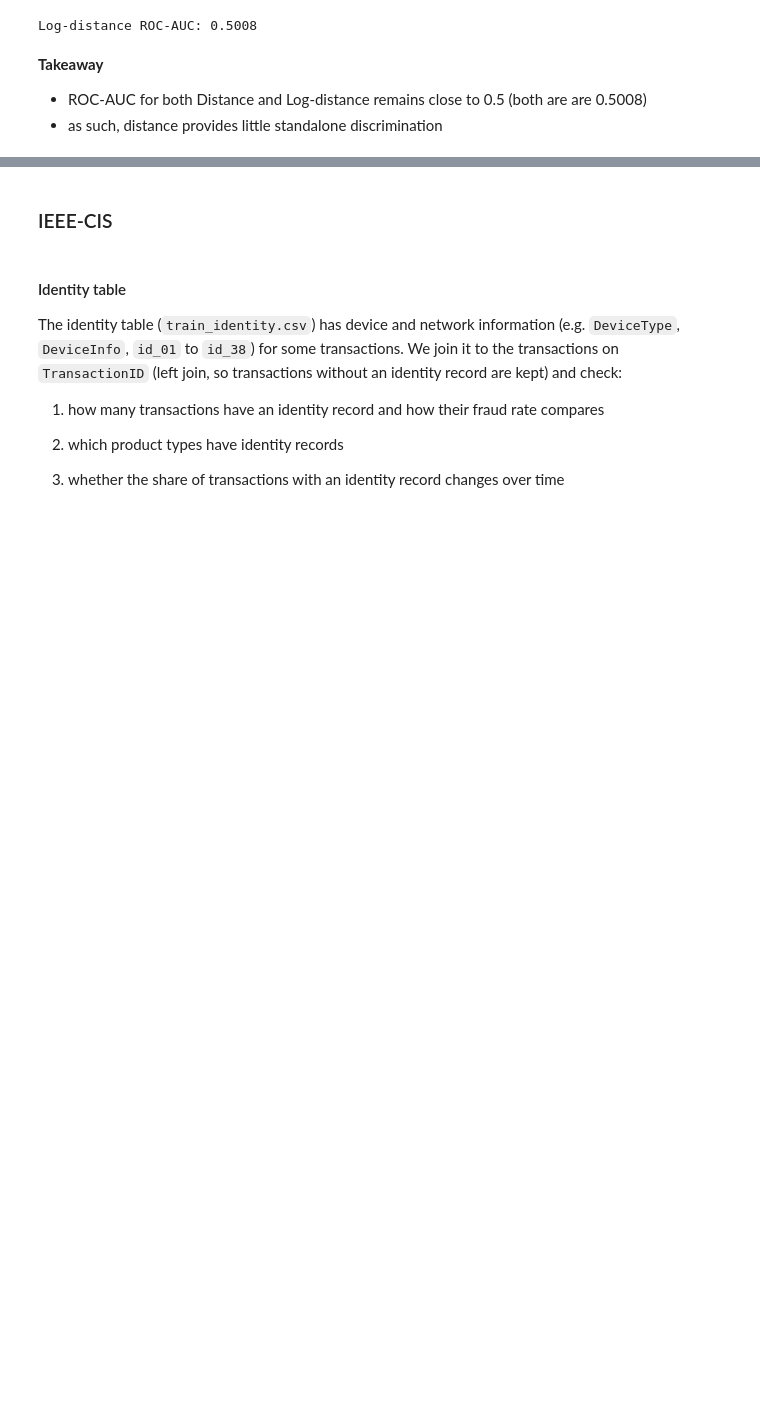
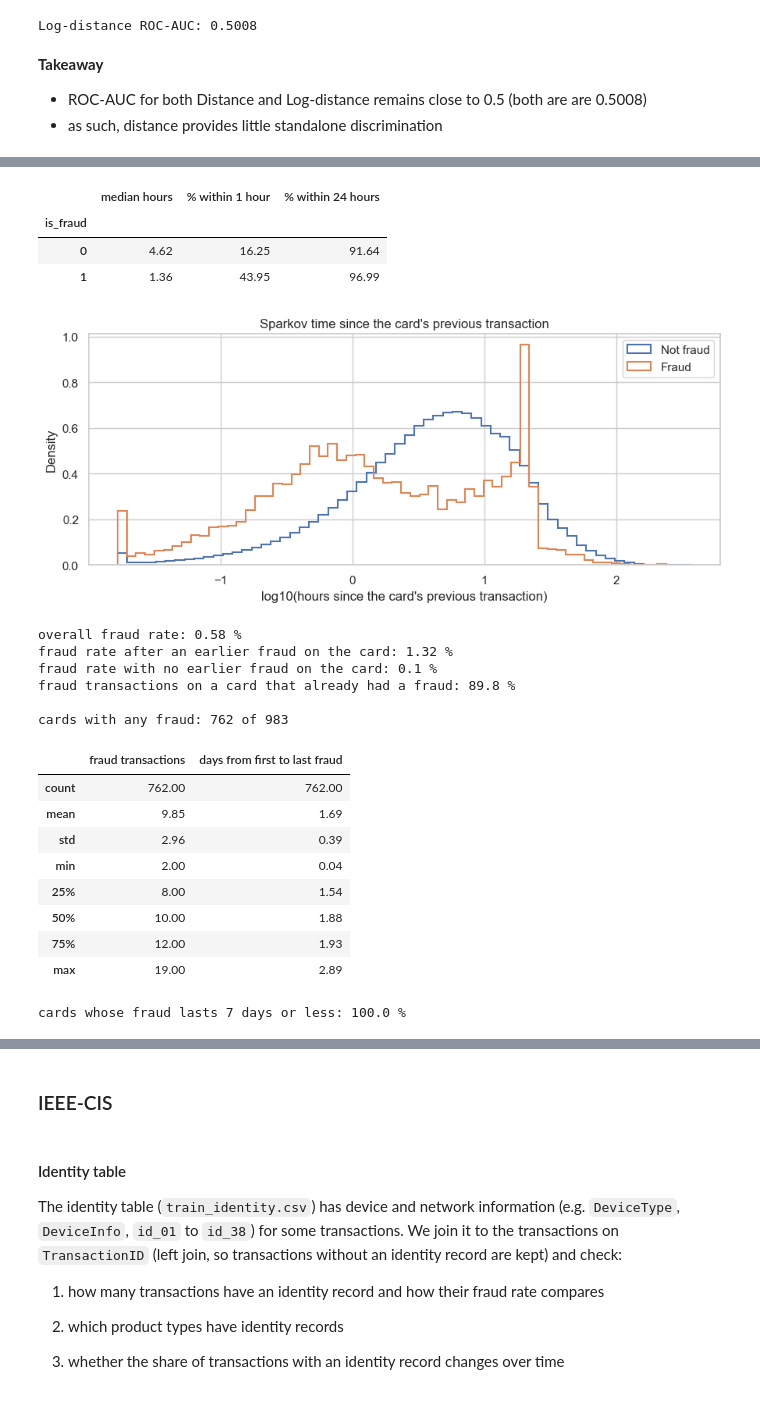
Before and after one commit to xman666888/bt4012-credit-card-fraud, a Jupyter notebook: notebooks/02_exploratory_analysis.ipynb, the cells around one changed output, grey strips where cells are left out. Cells and saved outputs as stored; diff of their text form; code cells hidden in the pictures; blank space fills up the shorter version.

```diff
--- a/notebooks/02_exploratory_analysis.ipynb
+++ b/notebooks/02_exploratory_analysis.ipynb
@@ -262,0 +317,68 @@ Log-distance ROC-AUC: 0.5008
+# %%
+# sort each card's transactions by time
+cards = sparkov.sort_values(["cc_num", "transaction_datetime"], kind="stable")
+group = cards.groupby("cc_num")
+
+
+# 1. time since the card's previous transaction (hours)
+cards["hours_since_prev"] = group["transaction_datetime"].diff().dt.total_seconds() / 3600
+
+gap_summary = pd.DataFrame({
+    "median hours": cards.groupby("is_fraud")["hours_since_prev"].median(),
+    "% within 1 hour": cards.groupby("is_fraud")["hours_since_prev"].apply(lambda x: (x.dropna() <= 1).mean() * 100),
+    "% within 24 hours": cards.groupby("is_fraud")["hours_since_prev"].apply(lambda x: (x.dropna() <= 24).mean() * 100)
+})
+display(gap_summary.round(2))
+
+plt.figure(figsize=(9, 4))
+for label, name in [(0, "Not fraud"), (1, "Fraud")]:
+    hours = cards.loc[cards["is_fraud"] == label, "hours_since_prev"].dropna().clip(lower=1 / 60)
+    plt.hist(np.log10(hours), bins=60, density=True, histtype="step", linewidth=1.5, label=name)
+plt.xlabel("log10(hours since the card's previous transaction)")
+plt.ylabel("Density")
+plt.title("Sparkov time since the card's previous transaction")
+plt.legend()
+plt.tight_layout()
+plt.show()
+
+
+# 2. fraud after an earlier fraud on the same card
+earlier_frauds = group["is_fraud"].cumsum() - cards["is_fraud"]
+flagged = earlier_frauds > 0
+
+print("overall fraud rate:", round(cards["is_fraud"].mean() * 100, 2), "%")
+print("fraud rate after an earlier fraud on the card:", round(cards.loc[flagged, "is_fraud"].mean() * 100, 2), "%")
+print("fraud rate with no earlier fraud on the card:", round(cards.loc[~flagged, "is_fraud"].mean() * 100, 2), "%")
+print("fraud transactions on a card that already had a fraud:", round(flagged[cards["is_fraud"] == 1].mean() * 100, 1), "%")
+
+
+# 3. how long fraud lasts on a card (first to last fraud transaction)
+fraud_cards = cards[cards["is_fraud"] == 1].groupby("cc_num")["transaction_datetime"].agg(["min", "max", "size"])
+fraud_cards["days from first to last fraud"] = (fraud_cards["max"] - fraud_cards["min"]).dt.total_seconds() / 86400
+fraud_cards = fraud_cards.rename(columns={"size": "fraud transactions"})
+
+print("\ncards with any fraud:", len(fraud_cards), "of", cards["cc_num"].nunique())
+display(fraud_cards[["fraud transactions", "days from first to last fraud"]].describe().round(2))
+print("cards whose fraud lasts 7 days or less:", round((fraud_cards["days from first to last fraud"] <= 7).mean() * 100, 1), "%")
+# %% [output]
+|  | median hours | % within 1 hour | % within 24 hours |
+| is_fraud |  |  |  |
+| 0 | 4.62 | 16.25 | 91.64 |
+| 1 | 1.36 | 43.95 | 96.99 |
+[figure, added]
+overall fraud rate: 0.58 %
+fraud rate after an earlier fraud on the card: 1.32 %
+fraud rate with no earlier fraud on the card: 0.1 %
+fraud transactions on a card that already had a fraud: 89.8 %
+
+cards with any fraud: 762 of 983
+|  | fraud transactions | days from first to last fraud |
+| count | 762.00 | 762.00 |
+| mean | 9.85 | 1.69 |
+| std | 2.96 | 0.39 |
+| min | 2.00 | 0.04 |
+| 25% | 8.00 | 1.54 |
+| 50% | 10.00 | 1.88 |
+| 75% | 12.00 | 1.93 |
+| max | 19.00 | 2.89 |
+cards whose fraud lasts 7 days or less: 100.0 %
```
Also changed, not shown: parts of 20 cells of this notebook, 1 other file.
